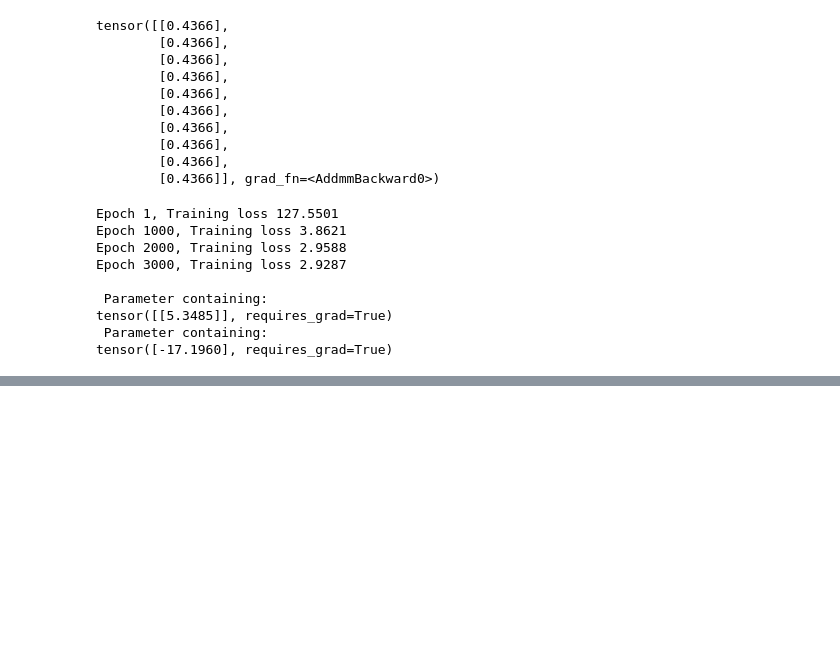
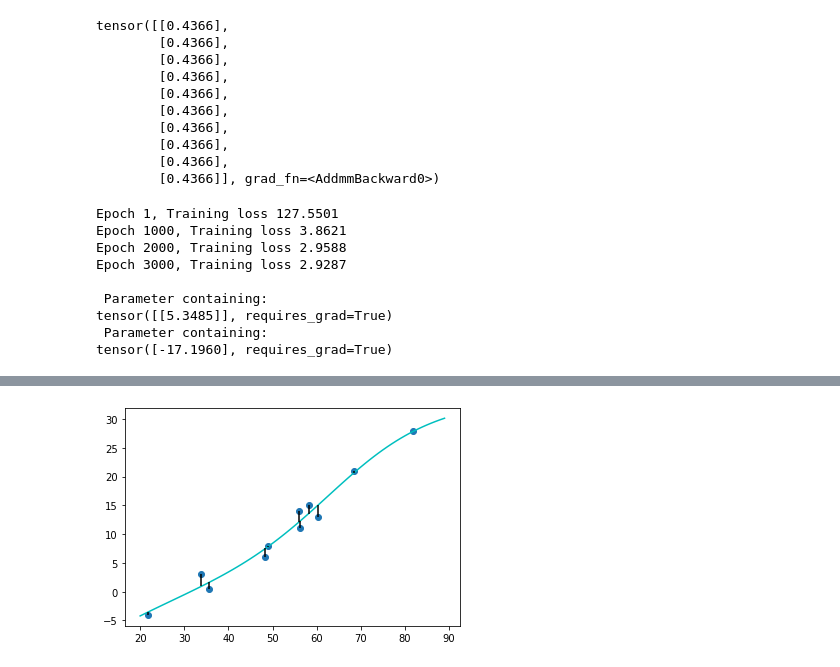
Before and after one commit to StanleyTuz/bayesian-ml, a Jupyter notebook: pytorch/ch6.ipynb, the cells around one changed output, grey strips where cells are left out. Drawn from its saved outputs; the diff is of its cells as text; code cells hidden in the pictures; blank space fills up the shorter version.

```diff
--- a/pytorch/ch6.ipynb
+++ b/pytorch/ch6.ipynb
@@ -102,0 +158,12 @@ tensor([-17.1960], requires_grad=True)
+# %%
+import matplotlib.pyplot as plt
+
+t_range = torch.arange(20., 90.).unsqueeze(1)
+
+fig, ax = plt.subplots()
+
+ax.plot(t_u, t_c, 'o', label='data')
+ax.plot(t_range, seq_model( 0.1 * t_range).detach(), 'c-', label='model predictions')
+ax.vlines(t_u, t_c, seq_model(0.1 * t_u).detach(), 'k');
+# %% [output]
+[figure, added]
```
Also changed, not shown: parts of 8 cells of this notebook, 1 other file.
